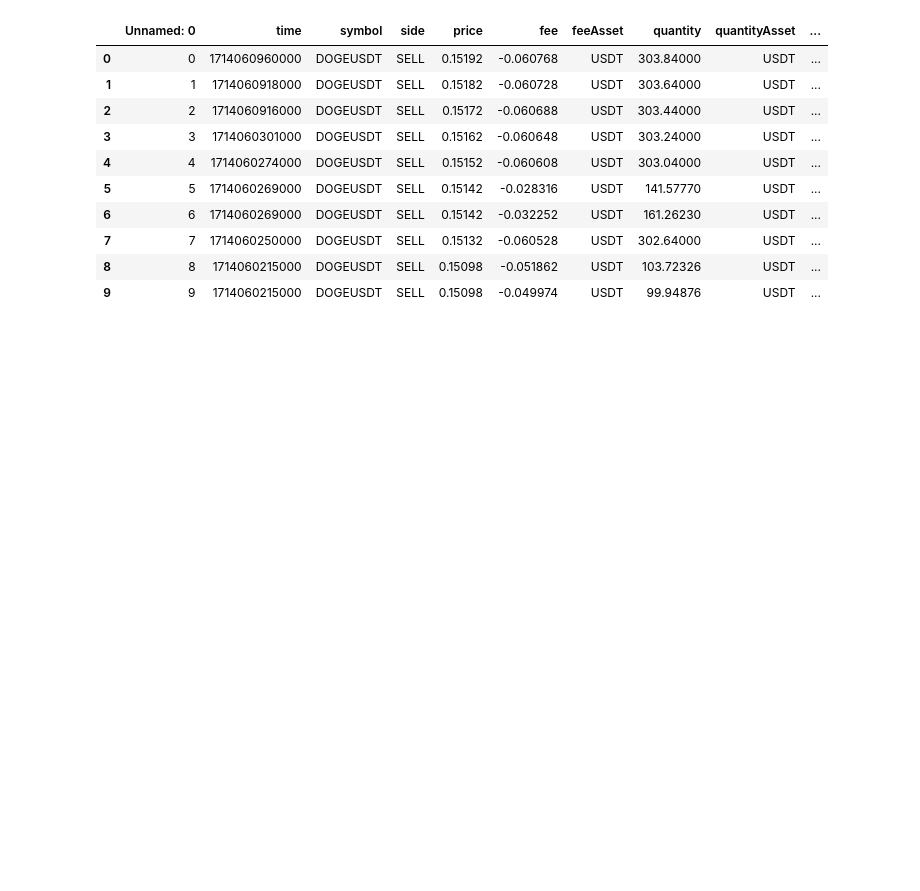
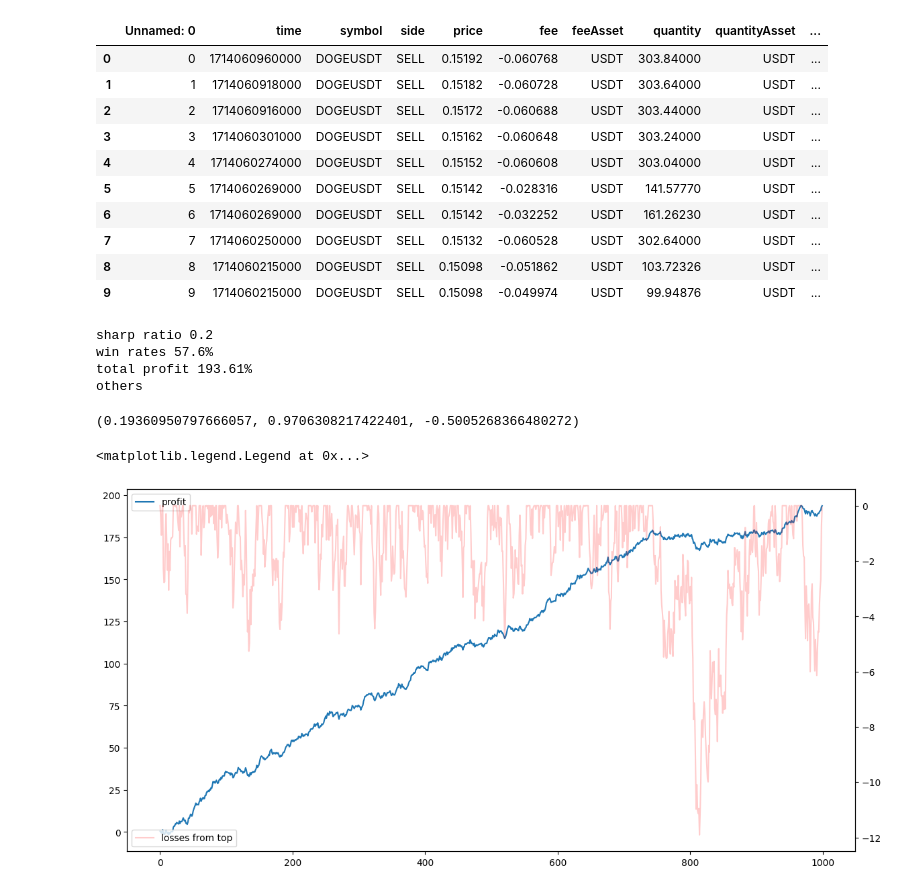
Before and after one commit to smartarbitrage/test_task_2024, a Jupyter notebook: task.ipynb, the cells around one changed output. Cells and saved outputs as stored; diff of their text form; code cells hidden in the pictures; blank space fills up the shorter version.

```diff
--- a/task.ipynb
+++ b/task.ipynb
@@ -34,3 +53,42 @@ copytrader_1_trades.head(10)
 | 7 | 7 | 1714060250000 | DOGEUSDT | SELL | 0.15132 | -0.060528 | USDT | 302.64000 | USDT | ... |
 | 8 | 8 | 1714060215000 | DOGEUSDT | SELL | 0.15098 | -0.051862 | USDT | 103.72326 | USDT | ... |
 | 9 | 9 | 1714060215000 | DOGEUSDT | SELL | 0.15098 | -0.049974 | USDT | 99.94876 | USDT | ... |
+# %%
+import numpy as np
+
+mu, sigma = 0.2, 1
+# generated income in %
+incomes = np.random.normal(mu, sigma, 1000)
+
+iterest_rate = 0
+sharp_ratio = (incomes.mean() - iterest_rate)/incomes.std()
+print('sharp ratio', round(sharp_ratio, 2))
+
+print(f'win rates {round((incomes > 0).sum()/len(incomes) *100, 2)}%')
+
+print(f'total profit {round(incomes.sum(), 3)}%')
+
+
+print('others')
+incomes.mean(), incomes.std(), pd.Series(incomes).quantile(0.25)
+# %% [output]
+sharp ratio 0.2
+win rates 57.6%
+total profit 193.61%
+others
+(0.19360950797666057, 0.9706308217422401, -0.5005268366480272)
+# %%
+fig, ax = plt.subplots(figsize = (14,7))
+
+#income profit
+ax.plot(incomes.cumsum())
+
+#draw down
+ax2 = ax.twinx()
+ax2.plot(incomes.cumsum() - pd.Series(incomes.cumsum()).cummax(), c = 'red', alpha = 0.2)
+
+ax.legend(['profit'])
+ax2.legend(['losses from top'])
+# %% [output]
+<matplotlib.legend.Legend at 0x...>
+[figure, added]
```
Also changed, not shown: parts of 3 cells of this notebook, 2 other files.
